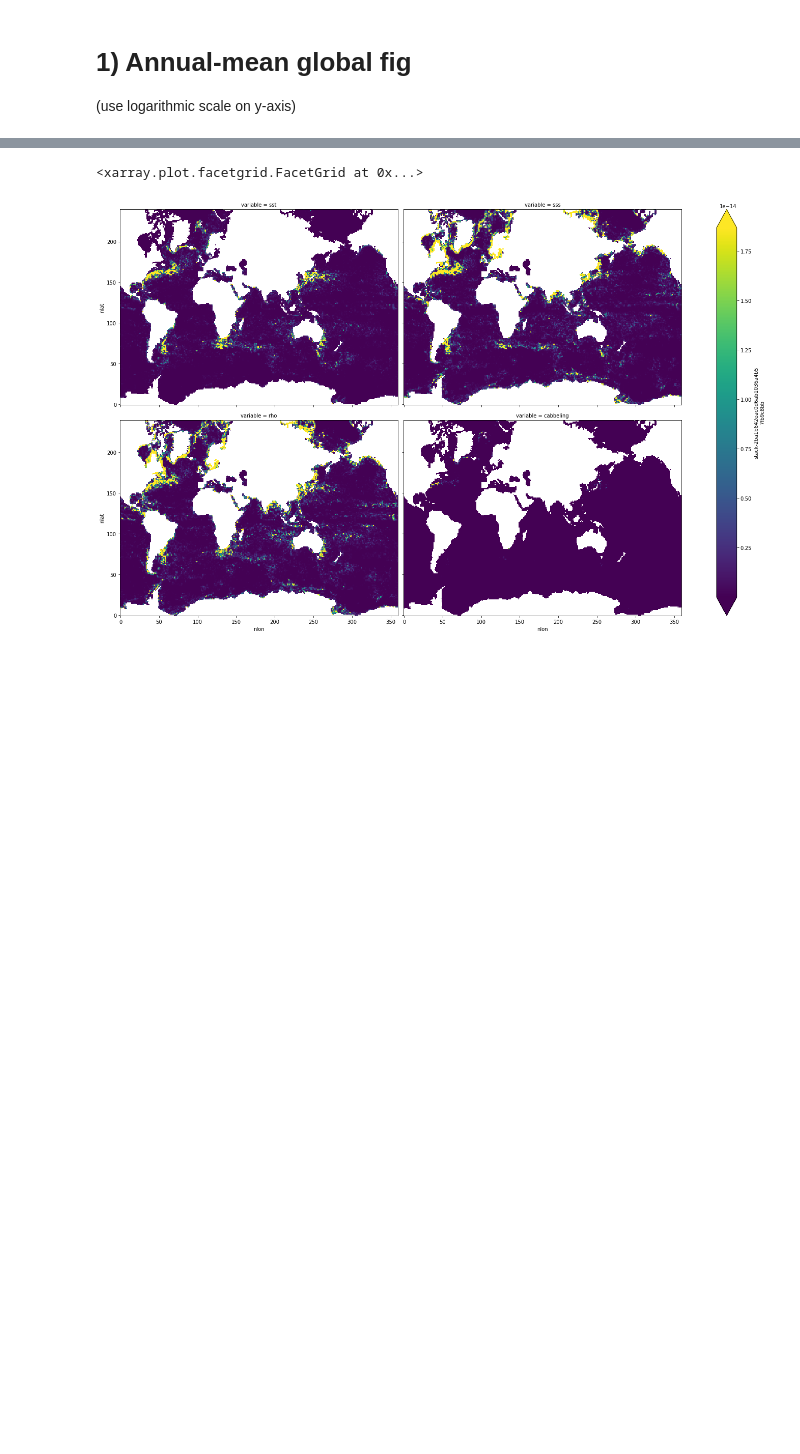
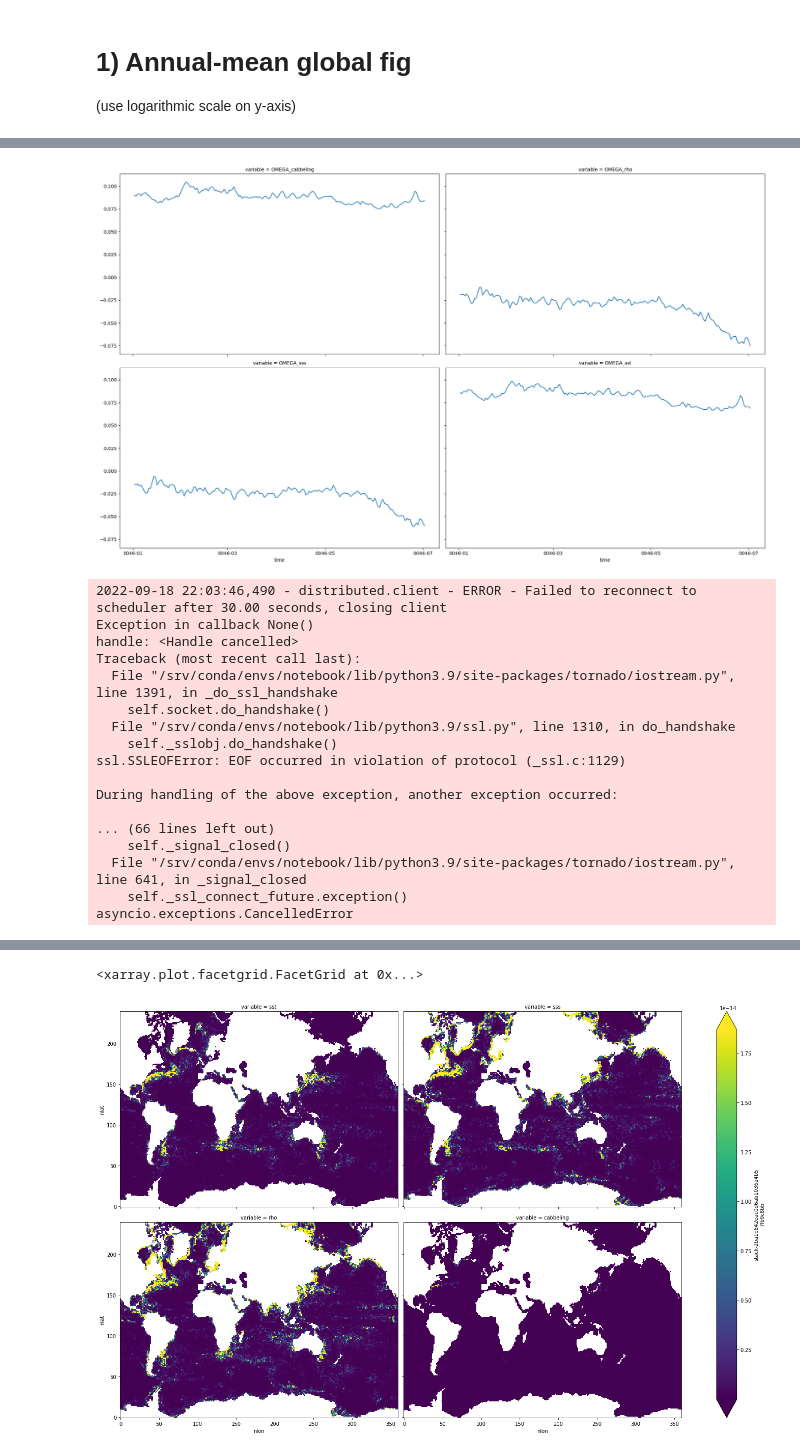
Before and after one commit to shanicetbailey/SST-gradients, a Jupyter notebook: CESM/2a_histogram_figs.ipynb, the cells around one changed output, grey strips where cells are left out. Saved outputs shown, nothing was run; the diff lists cells and outputs as text; code cells hidden in the pictures; blank space fills up the shorter version.

```diff
--- a/CESM/2a_histogram_figs.ipynb
+++ b/CESM/2a_histogram_figs.ipynb
@@ -170,0 +107,21 @@ Attributes: (0)
+# %%
+histograms.sum('rho0_bin').to_array().plot(col='variable', col_wrap=2, figsize=(20, 12));
+# %% [output]
+[figure, added]
+2022-09-18 22:03:46,490 - distributed.client - ERROR - Failed to reconnect to scheduler after 30.00 seconds, closing client
+Exception in callback None()
+handle: <Handle cancelled>
+Traceback (most recent call last):
+  File "/srv/conda/envs/notebook/lib/python3.9/site-packages/tornado/iostream.py", line 1391, in _do_ssl_handshake
+    self.socket.do_handshake()
+  File "/srv/conda/envs/notebook/lib/python3.9/ssl.py", line 1310, in do_handshake
+    self._sslobj.do_handshake()
+ssl.SSLEOFError: EOF occurred in violation of protocol (_ssl.c:1129)
+
+During handling of the above exception, another exception occurred:
+
+... (66 lines left out)
+    self._signal_closed()
+  File "/srv/conda/envs/notebook/lib/python3.9/site-packages/tornado/iostream.py", line 641, in _signal_closed
+    self._ssl_connect_future.exception()
+asyncio.exceptions.CancelledError
```
Also changed, not shown: parts of 23 cells of this notebook, 2 other files.
